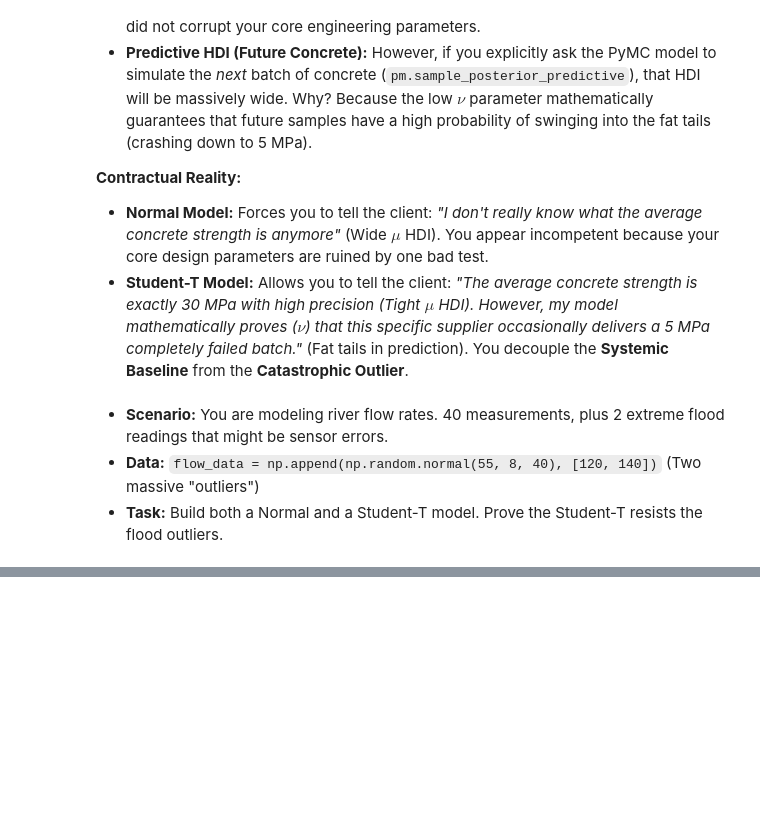
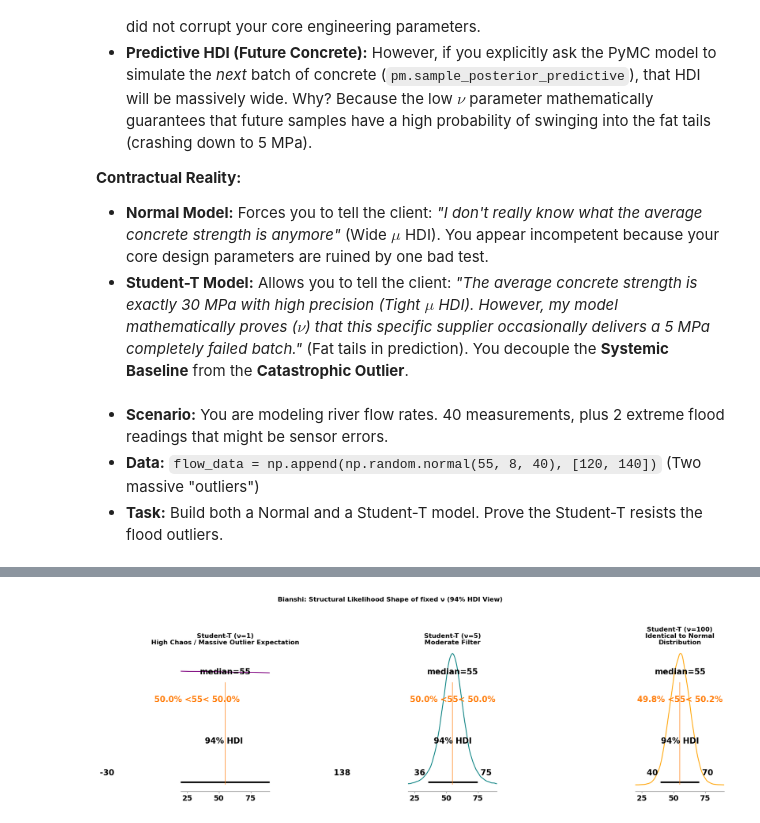
Before and after one commit to wxb-sly/risk-rock, a Jupyter notebook: training/mcmc/studenT.ipynb, the cells around one changed output, grey strips where cells are left out. Cells and saved outputs as stored; diff of their text form; code cells hidden in the pictures; blank space fills up the shorter version.

```diff
--- a/training/mcmc/studenT.ipynb
+++ b/training/mcmc/studenT.ipynb
@@ -214,0 +233,38 @@ plt.show()
+# %%
+# Visualizing the fixed nu shapes structurally (HDI view)
+# Q: Do I need separate models?
+# A: To see the downstream INFERENCE (how wrong nu breaks your flow mean), yes, you need 3 PyMC models.
+#    But to just visualize the LIKELIHOOD SHAPE with ArviZ HDIs, we can pass NumPy samples directly
+#    into ArviZ. This is the Sovereign fast-path for visual structural checks.
+
+fig, axes = plt.subplots(1, 3, figsize=(18, 5))
+true_mu = 55
+true_sig = 8
+
+# Generate the structural distributions using NumPy
+samples_1 = np.random.standard_t(df=1, size=100000) * true_sig + true_mu
+samples_5 = np.random.standard_t(df=5, size=100000) * true_sig + true_mu
+samples_100 = np.random.standard_t(df=100, size=100000) * true_sig + true_mu
+
+# ArviZ naturally handles 1D arrays to plot the posterior structure (HDI)
+
+# 1. The "Fat Tail"
+az.plot_posterior(samples_1, ax=axes[0], point_estimate='median', ref_val=55, color='purple')
+axes[0].set_title("Student-T (ν=1)\nHigh Chaos / Massive Outlier Expectation")
+axes[0].set_xlim(20, 90)
+
+# 2. The "Sensor Filter"
+az.plot_posterior(samples_5, ax=axes[1], point_estimate='median', ref_val=55, color='teal')
+axes[1].set_title("Student-T (ν=5)\nModerate Filter")
+axes[1].set_xlim(20, 90)
+
+# 3. The "Normal Identity"
+az.plot_posterior(samples_100, ax=axes[2], point_estimate='median', ref_val=55, color='orange')
+axes[2].set_title("Student-T (ν=100)\nIdentical to Normal Distribution")
+axes[2].set_xlim(20, 90)
+
+plt.suptitle("Structural Likelihood Shape of fixed ν (94% HDI View)", y=1.1)
+plt.tight_layout()
+plt.show()
+# %% [output]
+[figure, added]
```
Also changed, not shown: parts of 6 cells of this notebook.
